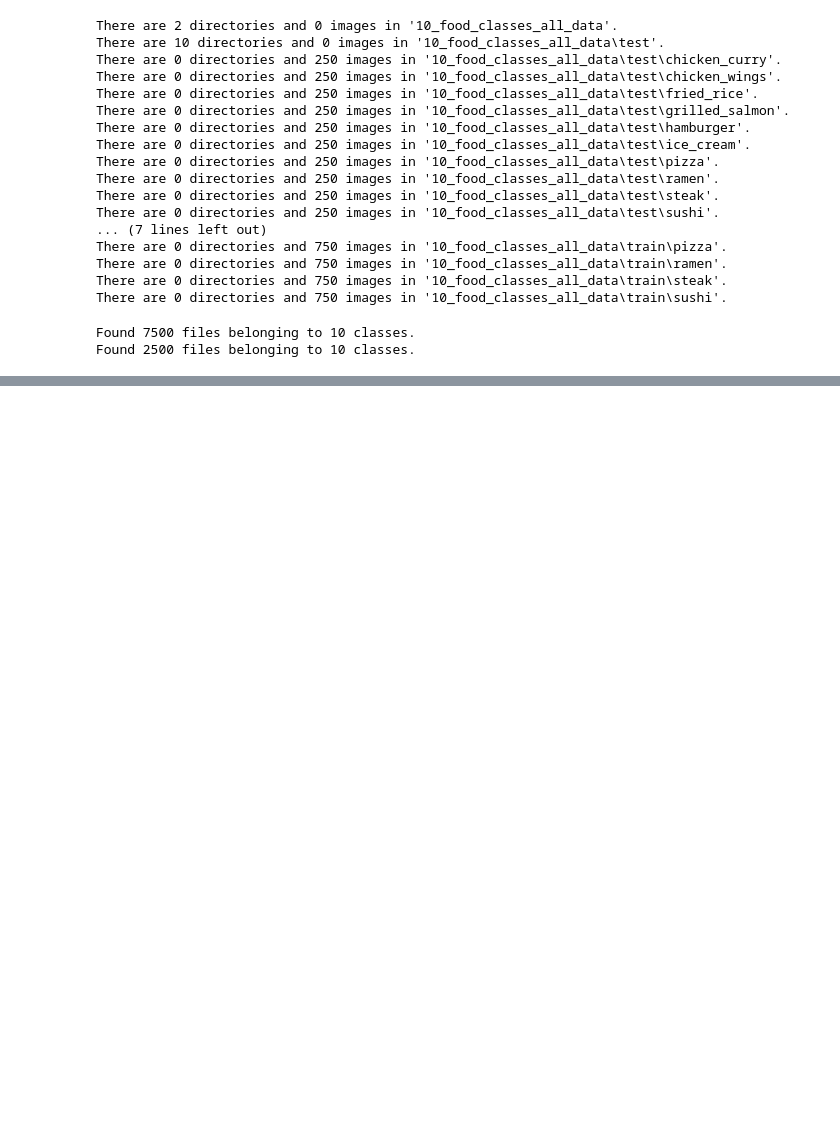
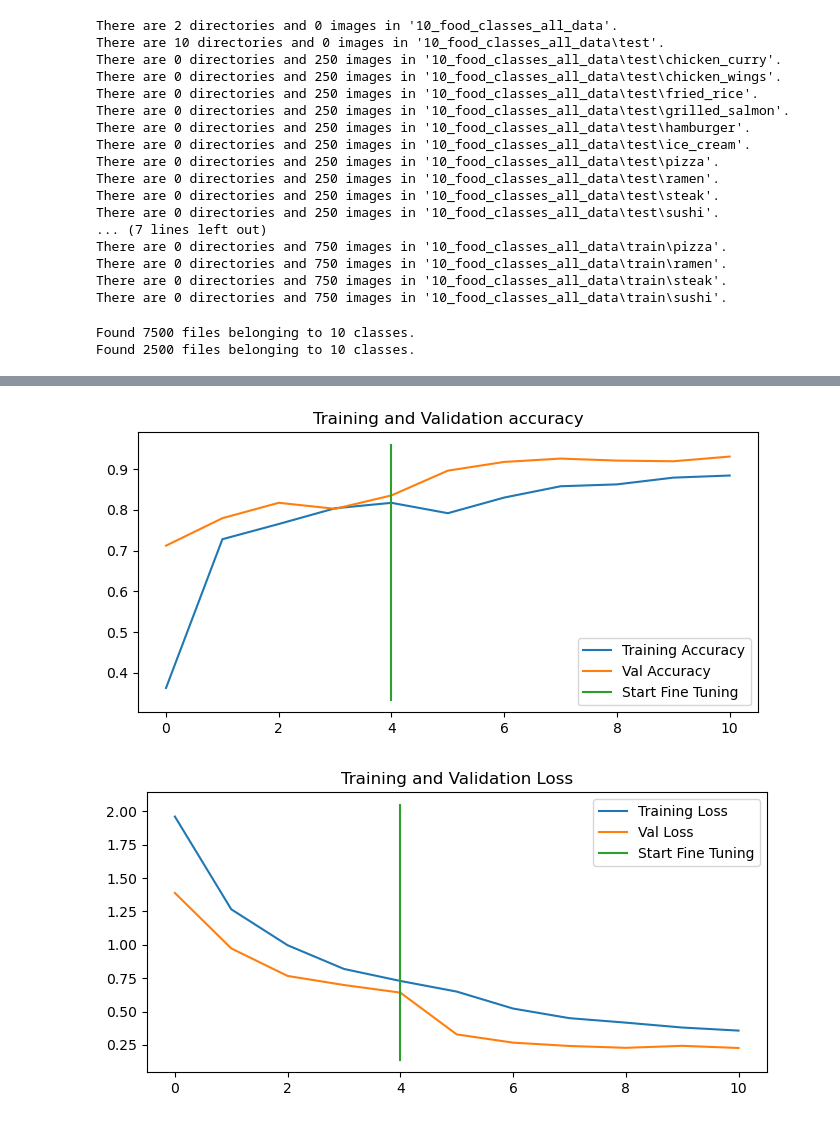
Before and after one commit to vivek11416/tensorFlow, a Jupyter notebook: TransferLearning/Tf_tl_2.ipynb, the cells around one changed output, grey strips where cells are left out. Drawn from its saved outputs; the diff is of its cells as text; code cells hidden in the pictures; blank space fills up the shorter version.

Commit message:
code updated for transfer learning

```diff
--- a/TransferLearning/Tf_tl_2.ipynb
+++ b/TransferLearning/Tf_tl_2.ipynb
@@ -683,0 +692,2 @@ Found 2500 files belonging to 10 classes.
+# %%
+model_2.load_weights(checkpoint_path)
@@ -683,0 +736,14 @@ Found 2500 files belonging to 10 classes.
+# %%
+#024 Fine-tuning Model 4 on 100% of the training data and evaluating its results
+#Compile
+model_2.compile(loss="categorical_crossentropy",
+                optimizer=tf.keras.optimizers.Adam(lr=0.0001),
+                metrics = ["accuracy"])
+# %%
+fine_tune_epochs = initial_epochs + 5
+history_fine_10_class_full = model_2.fit(train_data_10_classes_full,
+                                         epochs=fine_tune_epochs,
+                                         validation_data=test_data,
+                                         validation_steps=int(0.25*len(test_data)),
+                                         initial_epoch=history_10_percent_data_aug.epoch[-1],
+                                         callbacks=[create_tensorboard_callback(dir_name="transfer_learning",experiment_name="full_10_class_fine_tune_last_10")])
@@ -683,0 +774,6 @@ Found 2500 files belonging to 10 classes.
+# %%
+#025 Comparing our modelling experiment results in TensorBoard
+compare_historys(original_history=history_10_percent_data_aug,new_history=history_fine_10_class_full,initial_epoch=5)
+# %% [output]
+[figure, added]
+[figure, added]
```
Also changed, not shown: parts of 30 cells of this notebook, 10 other files.
